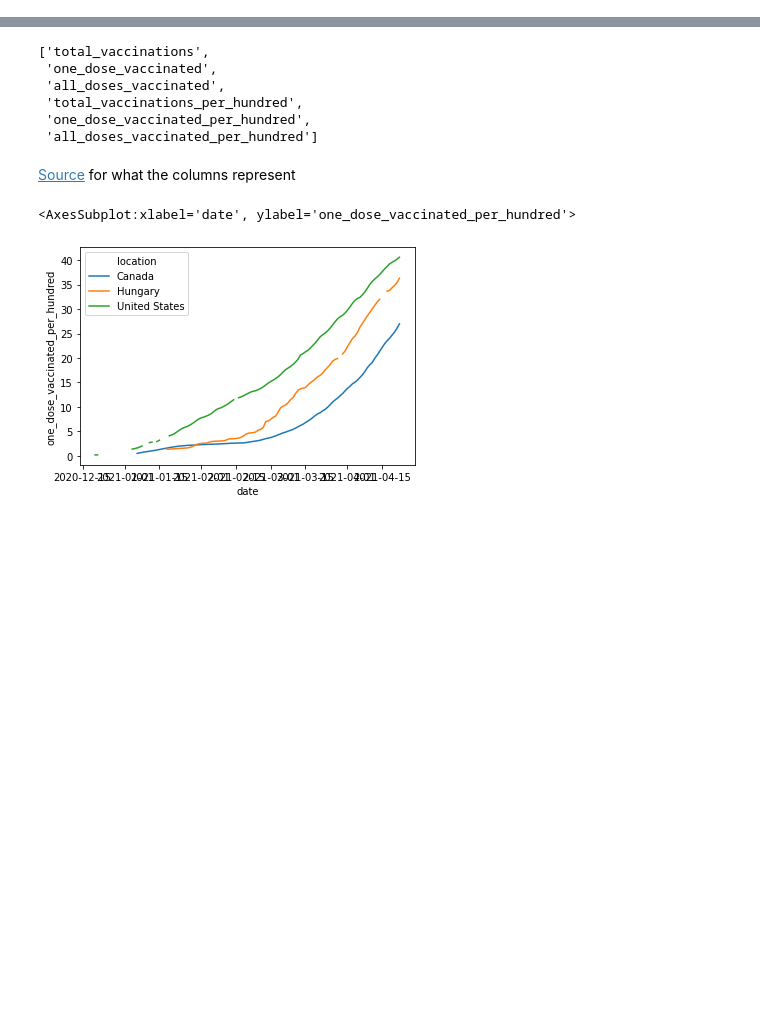
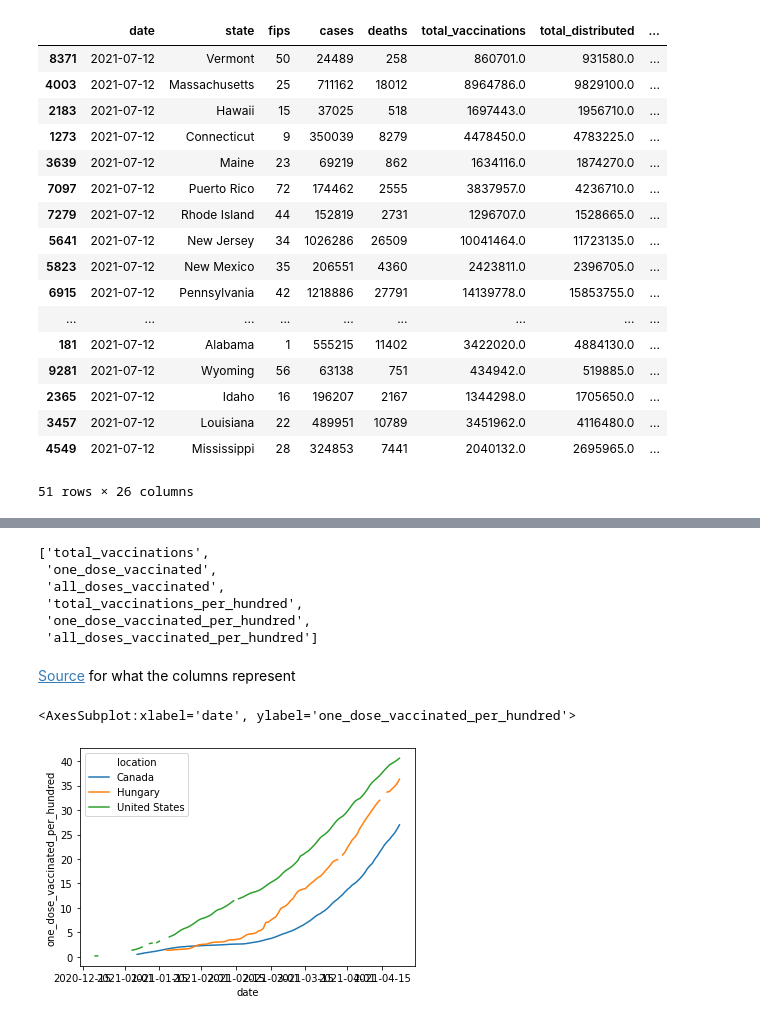
Before and after one commit to pomkos/covid_dash, a Jupyter notebook: sandbox.ipynb, the cells around one changed output, grey strips where cells are left out. Drawn from its saved outputs; the diff is of its cells as text; code cells hidden in the pictures; blank space fills up the shorter version.

```diff
--- a/sandbox.ipynb
+++ b/sandbox.ipynb
@@ -39,0 +105,5 @@ memory usage: 2.3+ MB
+# %%
+yesterday = dt.datetime.now().date() - dt.timedelta(days=1)
+col = 'one_dose_vaccinated_per_hundred'
+df[df.date.apply(lambda x: True if x.date() == yesterday else False)].sort_values(col, ascending=False)
+# %% [output]
@@ -39,0 +112,18 @@ memory usage: 2.3+ MB
+|  | date | state | fips | cases | deaths | total_vaccinations | total_distributed | ... |
+| 8371 | 2021-07-12 | Vermont | 50 | 24489 | 258 | 860701.0 | 931580.0 | ... |
+| 4003 | 2021-07-12 | Massachusetts | 25 | 711162 | 18012 | 8964786.0 | 9829100.0 | ... |
+| 2183 | 2021-07-12 | Hawaii | 15 | 37025 | 518 | 1697443.0 | 1956710.0 | ... |
+| 1273 | 2021-07-12 | Connecticut | 9 | 350039 | 8279 | 4478450.0 | 4783225.0 | ... |
+| 3639 | 2021-07-12 | Maine | 23 | 69219 | 862 | 1634116.0 | 1874270.0 | ... |
+| 7097 | 2021-07-12 | Puerto Rico | 72 | 174462 | 2555 | 3837957.0 | 4236710.0 | ... |
+| 7279 | 2021-07-12 | Rhode Island | 44 | 152819 | 2731 | 1296707.0 | 1528665.0 | ... |
+| 5641 | 2021-07-12 | New Jersey | 34 | 1026286 | 26509 | 10041464.0 | 11723135.0 | ... |
+| 5823 | 2021-07-12 | New Mexico | 35 | 206551 | 4360 | 2423811.0 | 2396705.0 | ... |
+| 6915 | 2021-07-12 | Pennsylvania | 42 | 1218886 | 27791 | 14139778.0 | 15853755.0 | ... |
+| ... | ... | ... | ... | ... | ... | ... | ... | ... |
+| 181 | 2021-07-12 | Alabama | 1 | 555215 | 11402 | 3422020.0 | 4884130.0 | ... |
+| 9281 | 2021-07-12 | Wyoming | 56 | 63138 | 751 | 434942.0 | 519885.0 | ... |
+| 2365 | 2021-07-12 | Idaho | 16 | 196207 | 2167 | 1344298.0 | 1705650.0 | ... |
+| 3457 | 2021-07-12 | Louisiana | 22 | 489951 | 10789 | 3451962.0 | 4116480.0 | ... |
+| 4549 | 2021-07-12 | Mississippi | 28 | 324853 | 7441 | 2040132.0 | 2695965.0 | ... |
+51 rows × 26 columns
```
Also changed, not shown: parts of 17 cells of this notebook, 4 other files.
